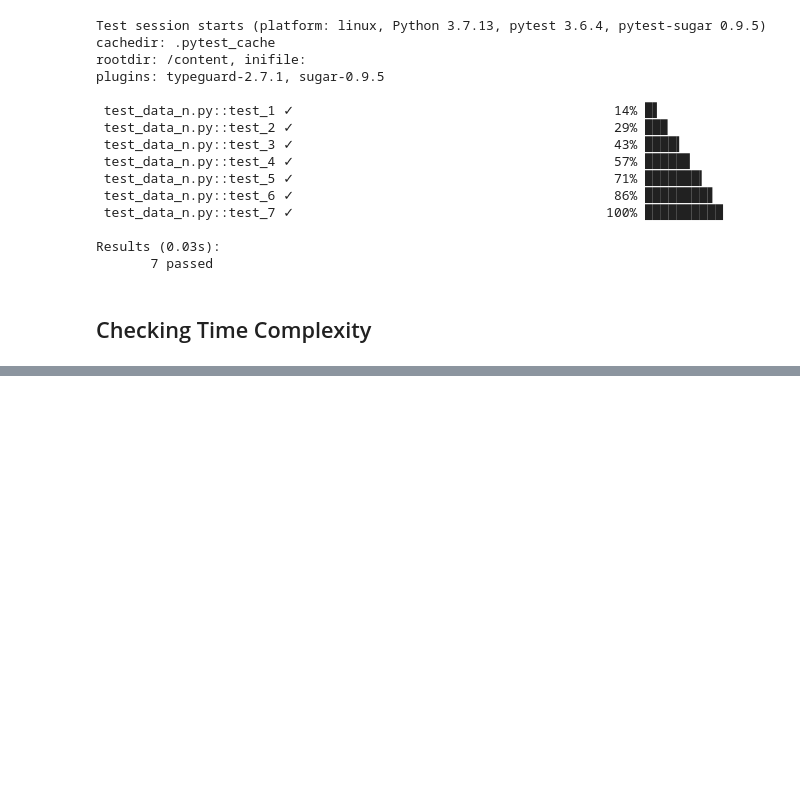
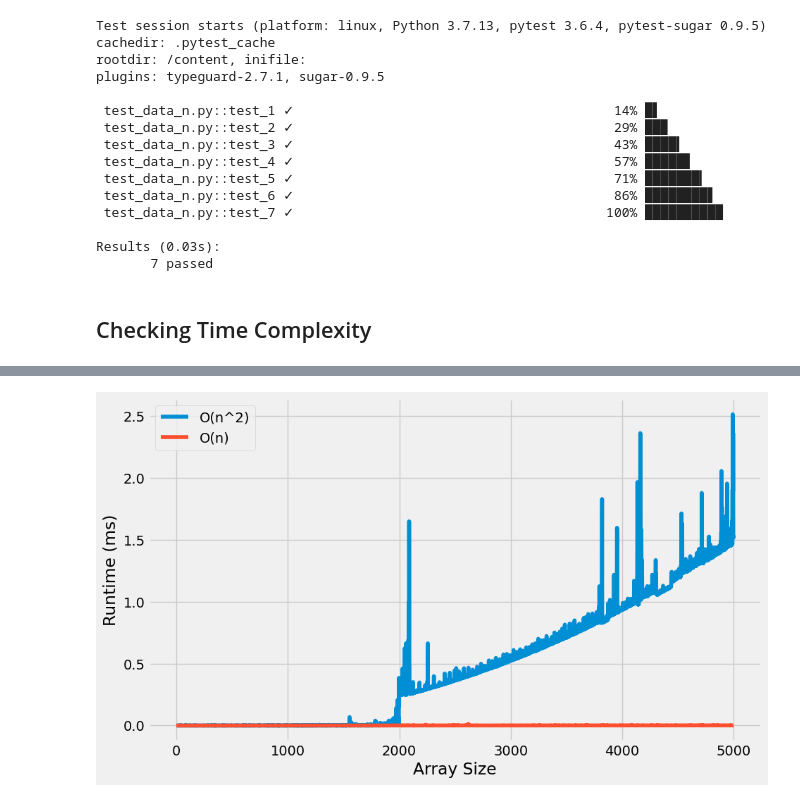
Before and after one commit to Morsinaldo/data_structure_II, a Jupyter notebook: job_interview_troubleshooting/two_number_sum/Two_Number_Sum.ipynb, the cells around one changed output, grey strips where cells are left out. Cells and saved outputs as stored; diff of their text form; code cells hidden in the pictures; blank space fills up the shorter version.

```diff
--- a/job_interview_troubleshooting/two_number_sum/Two_Number_Sum.ipynb
+++ b/job_interview_troubleshooting/two_number_sum/Two_Number_Sum.ipynb
@@ -328,0 +365,12 @@ plot_times(times)
+# %%
+# Comparing between two complexities
+fig, ax = plt.subplots(1,1,figsize=(10,6))
+ax.plot(times_O_N_2,label="O(n^2)")
+ax.set_xlabel("Array Size")
+ax.set_ylabel("Runtime (ms)")
+
+ax.plot(times_O_N,label="O(n)")
+ax.legend()
+plt.show()
+# %% [output]
+[figure, added]
```
Also changed, not shown: parts of 7 cells of this notebook, 8 other files.
